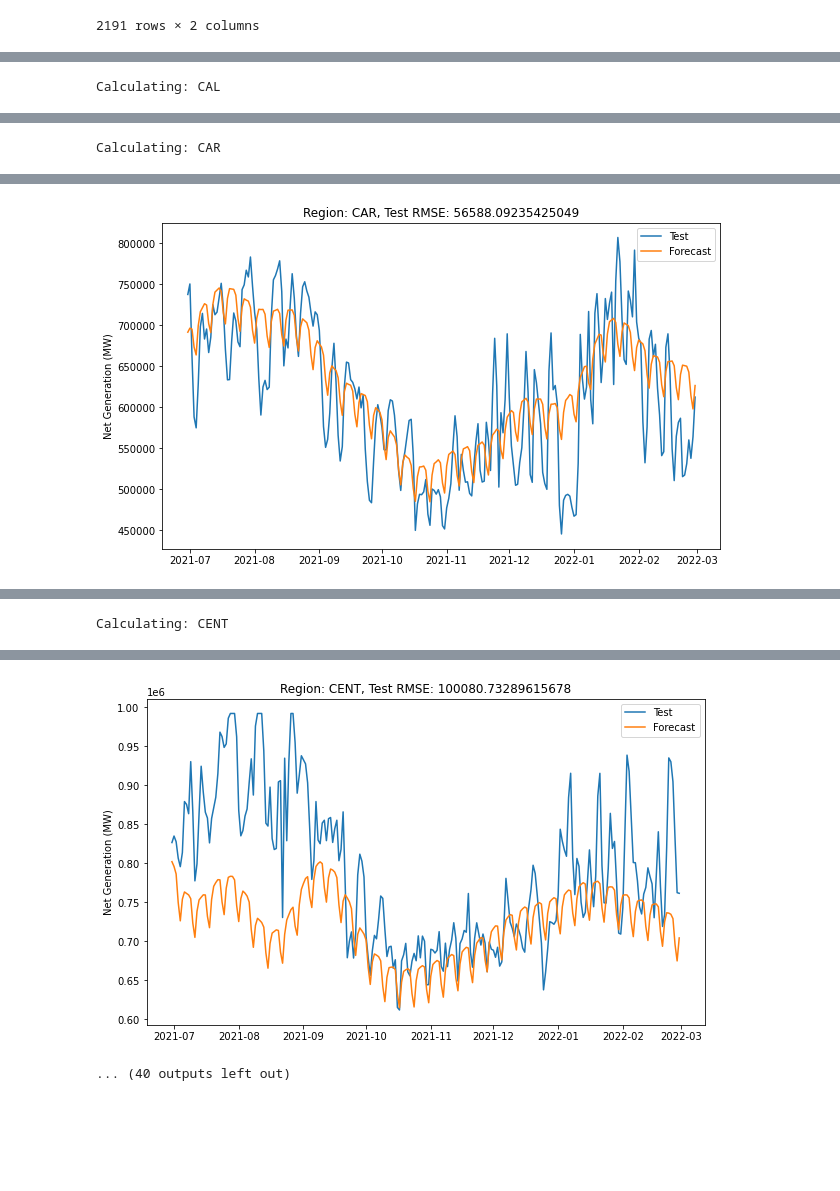
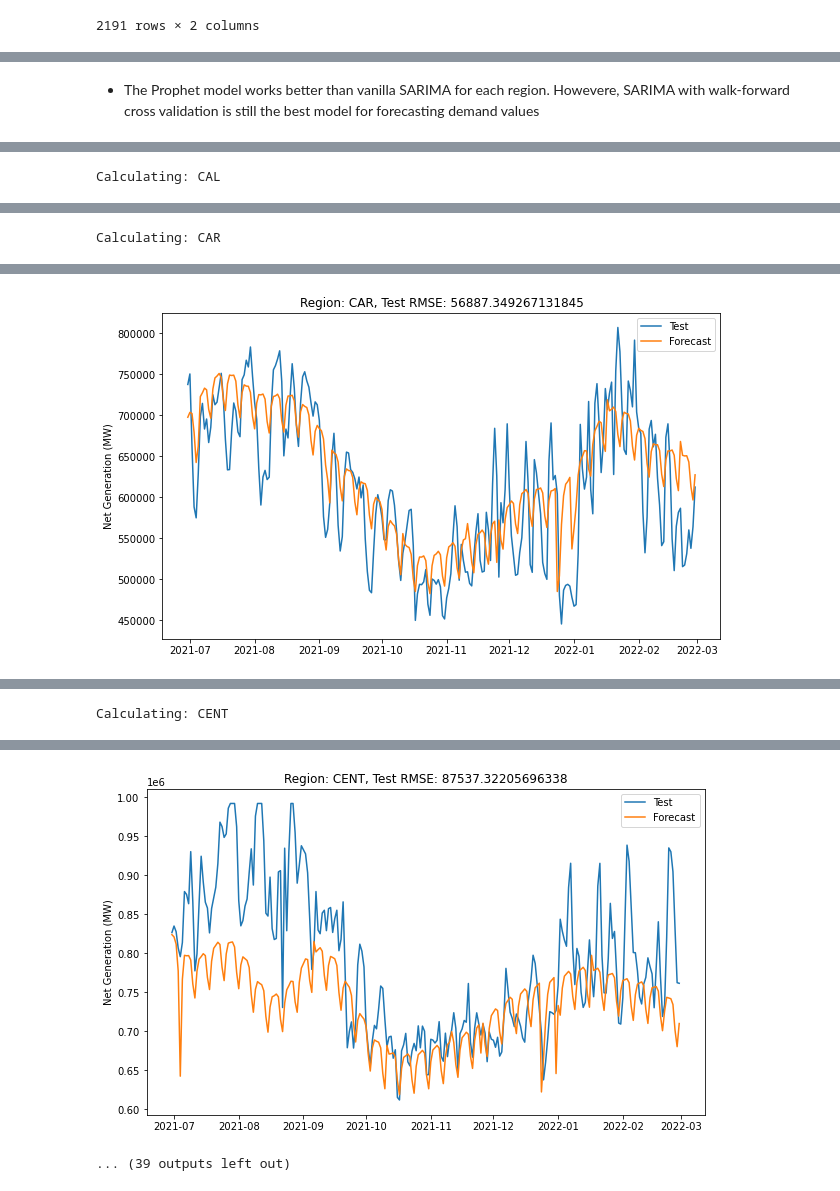
Before and after one commit to samardeep331/US-Energy-Demand-and-Generation, a Jupyter notebook: Scripts/prophet_forecast.ipynb, the cells around one changed output, grey strips where cells are left out. Drawn from its saved outputs; the diff is of its cells as text; code cells hidden in the pictures; blank space fills up the shorter version.

Commit message:
Modified Prophet

```diff
--- a/Scripts/prophet_forecast.ipynb
+++ b/Scripts/prophet_forecast.ipynb
@@ -48,11 +50,15 @@ train_df_lst[0]['Demand (MW)'].reset_index()
 | 2190 | 2021-06-29 | 894995.0 |
 2191 rows × 2 columns
 # %%
+# Forecating Demand values using Prophet
 pred_list = []
 rmse_list = []
 for i in range(len(train_df_lst)):
     print("Calculating: {}".format(file_names[i].split('.')[0]))
-    demand_model = Prophet()
+    # Define the model
+    demand_model = Prophet(growth = 'linear', seasonality_mode = 'multiplicative', daily_seasonality = False,
+                           weekly_seasonality = True, yearly_seasonality = True).add_country_holidays("USA")
+    # Modify the train and test dataframes and fit the model
     train_df = train_df_lst[i].reset_index()
     train_df = train_df[['UTC Time at End of Hour', 'Demand (MW)']]
     train_df = train_df.rename(columns={'UTC Time at End of Hour': 'ds', 'Demand (MW)': 'y'})
@@ -60,11 +66,13 @@ for i in range(len(train_df_lst)):
     test_df = test_df_lst[i].reset_index()
     test_df = test_df[['UTC Time at End of Hour', 'Demand (MW)']]
     test_df = test_df.rename(columns={'UTC Time at End of Hour': 'ds', 'Demand (MW)': 'y'})
+    # Generate future forecasts for demand values
     future_demand = demand_model.make_future_dataframe(periods=len(test_df))
     forecast_demand = demand_model.predict(future_demand)
     forecast_demand = forecast_demand[['ds', 'yhat']][-len(test_df):]
     actual = test_df['y'].values
     forecasted = forecast_demand['yhat'].values
+    # Calculate RMSE values
     rmse = np.sqrt(mean_squared_error(actual, forecasted))
     plt.figure(figsize = (10, 6))
     plt.plot(test_df['ds'], actual, label = 'Test')
@@ -90,9 +99,15 @@ Calculating: CENT
+# %% [markdown]
+* The Prophet model works better than  vanilla SARIMA for each region. Howevere, SARIMA with walk-forward cross validation is still the best model for forecasting demand values
 # %%
+# Forecasting net generation values using Prophet
 pred_list = []
 rmse_list = []
 for i in range(len(train_df_lst)):
     print("Calculating: {}".format(file_names[i].split('.')[0]))
-    net_generation_model = Prophet()
+    # Define the model
+    net_generation_model = Prophet(growth = 'linear', seasonality_mode = 'multiplicative', daily_seasonality = False,
+                           weekly_seasonality = True, yearly_seasonality = True).add_country_holidays("USA")
+    # Modify the train and test dataframes and fit the model
     train_df = train_df_lst[i].reset_index()
     train_df = train_df[['UTC Time at End of Hour', 'Net Generation (MW)']]
     train_df = train_df.rename(columns={'UTC Time at End of Hour': 'ds', 'Net Generation (MW)': 'y'})
@@ -100,11 +115,13 @@ for i in range(len(train_df_lst)):
     test_df = test_df_lst[i].reset_index()
     test_df = test_df[['UTC Time at End of Hour', 'Net Generation (MW)']]
     test_df = test_df.rename(columns={'UTC Time at End of Hour': 'ds', 'Net Generation (MW)': 'y'})
+    # Generate forecasts for net generation
     future_net_generation = net_generation_model.make_future_dataframe(periods=len(test_df))
     forecast_net_generation = net_generation_model.predict(future_net_generation)
     forecast_net_generation = forecast_net_generation[['ds', 'yhat']][-len(test_df):]
     actual = test_df['y'].values
     forecasted = forecast_net_generation['yhat'].values
+    # Calculate RMSE
     rmse = np.sqrt(mean_squared_error(actual, forecasted))
     plt.figure(figsize = (10, 6))
     plt.plot(test_df['ds'], actual, label = 'Test')
@@ -124 +141 @@ Calculating: CAR
-[figure, old version]
+[figure, new version]
@@ -128,2 +145,2 @@ Calculating: CENT
-[figure, old version]
+[figure, new version]
-... (40 outputs left out)
+... (39 outputs left out)
```
Also changed, not shown: parts of 5 cells of this notebook.
